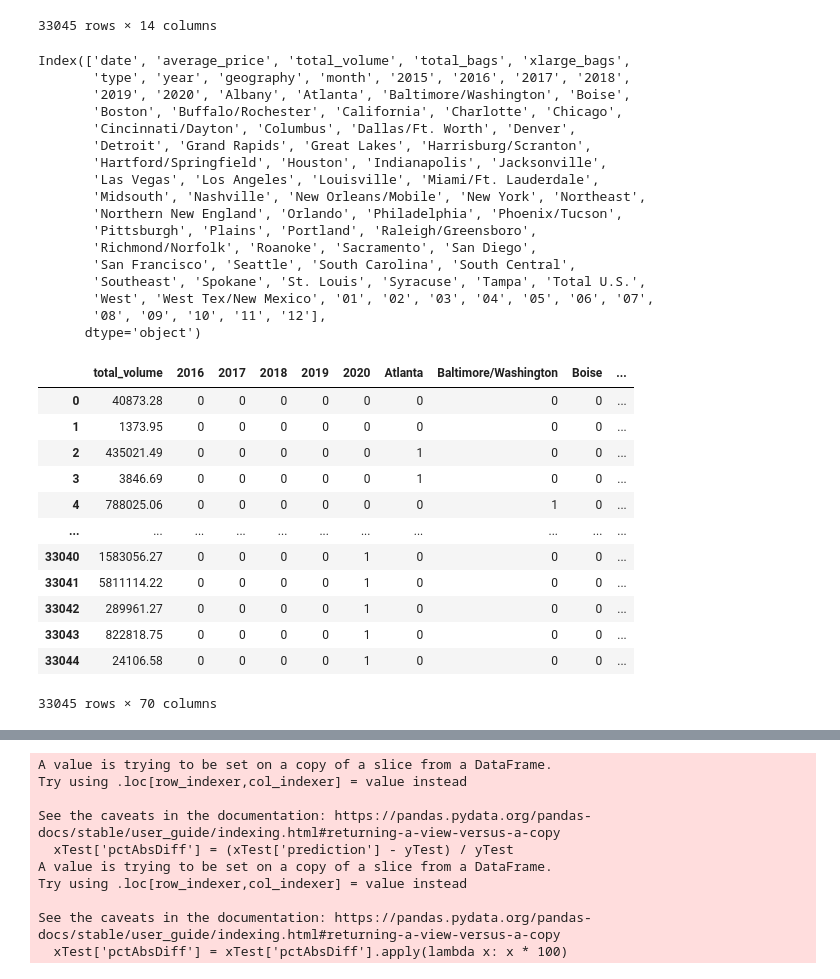
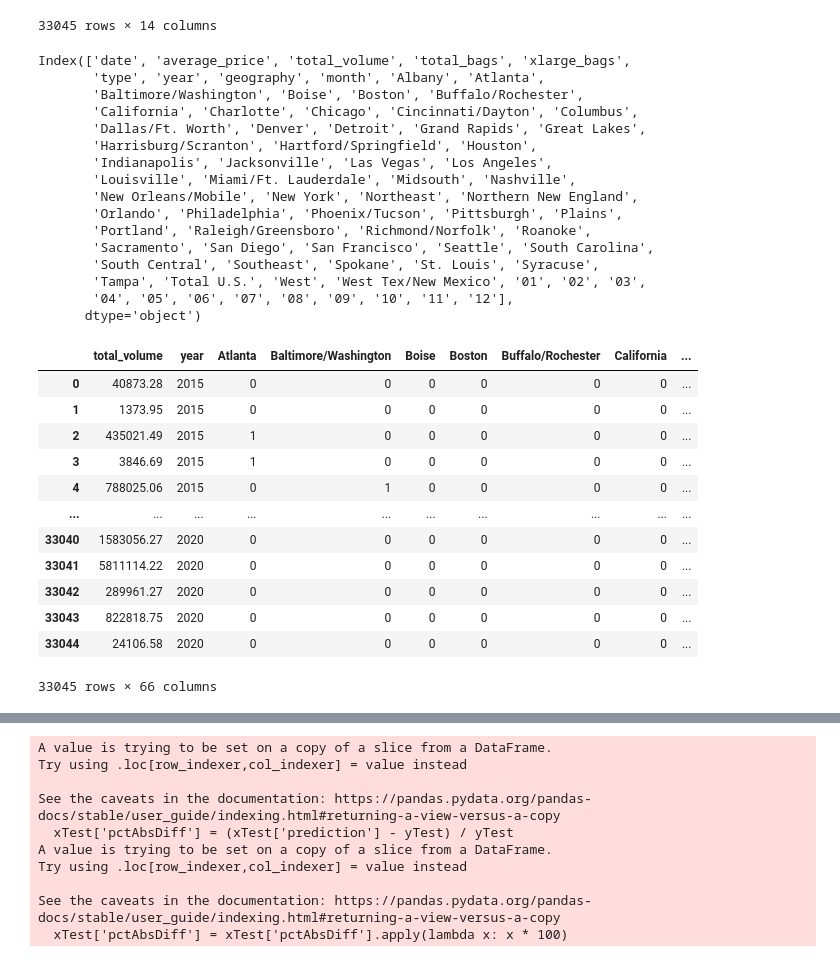
Before and after one commit to plqualls/CADO, a Jupyter notebook: report.ipynb, the cells around one changed output, grey strips where cells are left out. Saved outputs shown, nothing was run; the diff lists cells and outputs as text; code cells hidden in the pictures.

```diff
--- a/report.ipynb
+++ b/report.ipynb
@@ -140,7 +140,6 @@ df
 | 33044 | 2020-11-29 | 1.35 | 24106.58 | 1236.96 | 617.80 | 1564.98 | 20686.84 | 17824.52 | 2862.32 | ... |
 33045 rows × 14 columns
 # %%
-df = pd.merge(df, pd.get_dummies(df['year']), left_index=True, right_index=True)
 df = pd.merge(df, pd.get_dummies(df['geography']), left_index=True, right_index=True)
 df = pd.merge(df, pd.get_dummies(df['month']), left_index=True, right_index=True)
 for col in ['4046', '4225', '4770', 'small_bags', 'large_bags']:
@@ -148,57 +147,55 @@ for col in ['4046', '4225', '4770', 'small_bags', 'large_bags']:
 df.columns
 # %% [output]
 Index(['date', 'average_price', 'total_volume', 'total_bags', 'xlarge_bags',
-       'type', 'year', 'geography', 'month', '2015', '2016', '2017', '2018',
-       '2019', '2020', 'Albany', 'Atlanta', 'Baltimore/Washington', 'Boise',
-       'Boston', 'Buffalo/Rochester', 'California', 'Charlotte', 'Chicago',
-       'Cincinnati/Dayton', 'Columbus', 'Dallas/Ft. Worth', 'Denver',
-       'Detroit', 'Grand Rapids', 'Great Lakes', 'Harrisburg/Scranton',
-       'Hartford/Springfield', 'Houston', 'Indianapolis', 'Jacksonville',
-       'Las Vegas', 'Los Angeles', 'Louisville', 'Miami/Ft. Lauderdale',
-       'Midsouth', 'Nashville', 'New Orleans/Mobile', 'New York', 'Northeast',
-       'Northern New England', 'Orlando', 'Philadelphia', 'Phoenix/Tucson',
-       'Pittsburgh', 'Plains', 'Portland', 'Raleigh/Greensboro',
-       'Richmond/Norfolk', 'Roanoke', 'Sacramento', 'San Diego',
-       'San Francisco', 'Seattle', 'South Carolina', 'South Central',
-       'Southeast', 'Spokane', 'St. Louis', 'Syracuse', 'Tampa', 'Total U.S.',
-       'West', 'West Tex/New Mexico', '01', '02', '03', '04', '05', '06', '07',
-       '08', '09', '10', '11', '12'],
+       'type', 'year', 'geography', 'month', 'Albany', 'Atlanta',
+       'Baltimore/Washington', 'Boise', 'Boston', 'Buffalo/Rochester',
+       'California', 'Charlotte', 'Chicago', 'Cincinnati/Dayton', 'Columbus',
+       'Dallas/Ft. Worth', 'Denver', 'Detroit', 'Grand Rapids', 'Great Lakes',
+       'Harrisburg/Scranton', 'Hartford/Springfield', 'Houston',
+       'Indianapolis', 'Jacksonville', 'Las Vegas', 'Los Angeles',
+       'Louisville', 'Miami/Ft. Lauderdale', 'Midsouth', 'Nashville',
+       'New Orleans/Mobile', 'New York', 'Northeast', 'Northern New England',
+       'Orlando', 'Philadelphia', 'Phoenix/Tucson', 'Pittsburgh', 'Plains',
+       'Portland', 'Raleigh/Greensboro', 'Richmond/Norfolk', 'Roanoke',
+       'Sacramento', 'San Diego', 'San Francisco', 'Seattle', 'South Carolina',
+       'South Central', 'Southeast', 'Spokane', 'St. Louis', 'Syracuse',
+       'Tampa', 'Total U.S.', 'West', 'West Tex/New Mexico', '01', '02', '03',
+       '04', '05', '06', '07', '08', '09', '10', '11', '12'],
       dtype='object')
 # %%
 y = df['average_price']
-x = df[['total_volume', '2015', '2016', '2017', '2018',
-       '2019', '2020', 'Albany', 'Atlanta', 'Baltimore/Washington', 'Boise',
+x = df[['total_volume','year', 'Albany', 'Atlanta', 'Baltimore/Washington', 'Boise',
        'Boston', 'Buffalo/Rochester', 'California', 'Charlotte', 'Chicago',
        'Cincinnati/Dayton', 'Columbus', 'Dallas/Ft. Worth', 'Denver',
        'Detroit', 'Grand Rapids', 'Great Lakes', 'Harrisburg/Scranton',
        'Hartford/Springfield', 'Houston', 'Indianapolis', 'Jacksonville',
        'Las Vegas', 'Los Angeles', 'Louisville', 'Miami/Ft. Lauderdale',
        'Midsouth', 'Nashville', 'New Orleans/Mobile', 'New York', 'Northeast',
        'Northern New England', 'Orlando', 'Philadelphia', 'Phoenix/Tucson',
        'Pittsburgh', 'Plains', 'Portland', 'Raleigh/Greensboro',
        'Richmond/Norfolk', 'Roanoke', 'Sacramento', 'San Diego',
        'San Francisco', 'Seattle', 'South Carolina', 'South Central',
        'Southeast', 'Spokane', 'St. Louis', 'Syracuse', 'Tampa', 'Total U.S.',
        'West', 'West Tex/New Mexico', '01', '02', '03', '04', '05', '06', '07',
        '08', '09', '10', '11', '12' ]]
 # Avoid perfect multicollinearity for all dummy variables
-for col in ['2015', 'Albany', '01']:
+for col in [ 'Albany', '01']:
     del x[col]
 x
 # %% [output]
-|  | total_volume | 2016 | 2017 | 2018 | 2019 | 2020 | Atlanta | Baltimore/Washington | Boise | ... |
-| 0 | 40873.28 | 0 | 0 | 0 | 0 | 0 | 0 | 0 | 0 | ... |
-| 1 | 1373.95 | 0 | 0 | 0 | 0 | 0 | 0 | 0 | 0 | ... |
-| 2 | 435021.49 | 0 | 0 | 0 | 0 | 0 | 1 | 0 | 0 | ... |
-| 3 | 3846.69 | 0 | 0 | 0 | 0 | 0 | 1 | 0 | 0 | ... |
-| 4 | 788025.06 | 0 | 0 | 0 | 0 | 0 | 0 | 1 | 0 | ... |
-| ... | ... | ... | ... | ... | ... | ... | ... | ... | ... | ... |
-| 33040 | 1583056.27 | 0 | 0 | 0 | 0 | 1 | 0 | 0 | 0 | ... |
-| 33041 | 5811114.22 | 0 | 0 | 0 | 0 | 1 | 0 | 0 | 0 | ... |
-| 33042 | 289961.27 | 0 | 0 | 0 | 0 | 1 | 0 | 0 | 0 | ... |
-| 33043 | 822818.75 | 0 | 0 | 0 | 0 | 1 | 0 | 0 | 0 | ... |
-| 33044 | 24106.58 | 0 | 0 | 0 | 0 | 1 | 0 | 0 | 0 | ... |
+|  | total_volume | year | Atlanta | Baltimore/Washington | Boise | Boston | Buffalo/Rochester | California | ... |
+| 0 | 40873.28 | 2015 | 0 | 0 | 0 | 0 | 0 | 0 | ... |
+| 1 | 1373.95 | 2015 | 0 | 0 | 0 | 0 | 0 | 0 | ... |
+| 2 | 435021.49 | 2015 | 1 | 0 | 0 | 0 | 0 | 0 | ... |
+| 3 | 3846.69 | 2015 | 1 | 0 | 0 | 0 | 0 | 0 | ... |
+| 4 | 788025.06 | 2015 | 0 | 1 | 0 | 0 | 0 | 0 | ... |
+| ... | ... | ... | ... | ... | ... | ... | ... | ... | ... |
+| 33040 | 1583056.27 | 2020 | 0 | 0 | 0 | 0 | 0 | 0 | ... |
+| 33041 | 5811114.22 | 2020 | 0 | 0 | 0 | 0 | 0 | 0 | ... |
+| 33042 | 289961.27 | 2020 | 0 | 0 | 0 | 0 | 0 | 0 | ... |
+| 33043 | 822818.75 | 2020 | 0 | 0 | 0 | 0 | 0 | 0 | ... |
+| 33044 | 24106.58 | 2020 | 0 | 0 | 0 | 0 | 0 | 0 | ... |
-33045 rows × 70 columns
+33045 rows × 66 columns
 # %%
 xTrain, xTest, yTrain, yTest = train_test_split(x, y)
 # %%
```
Also changed, not shown: parts of 14 cells of this notebook, 1 other file.
